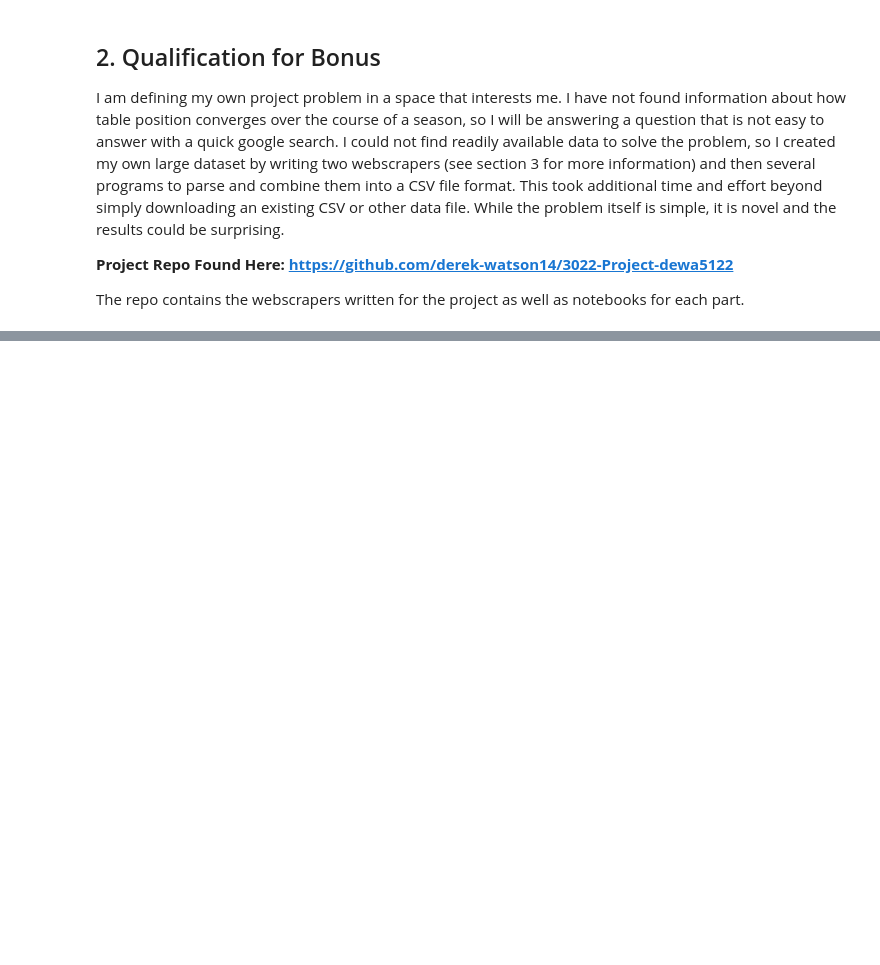
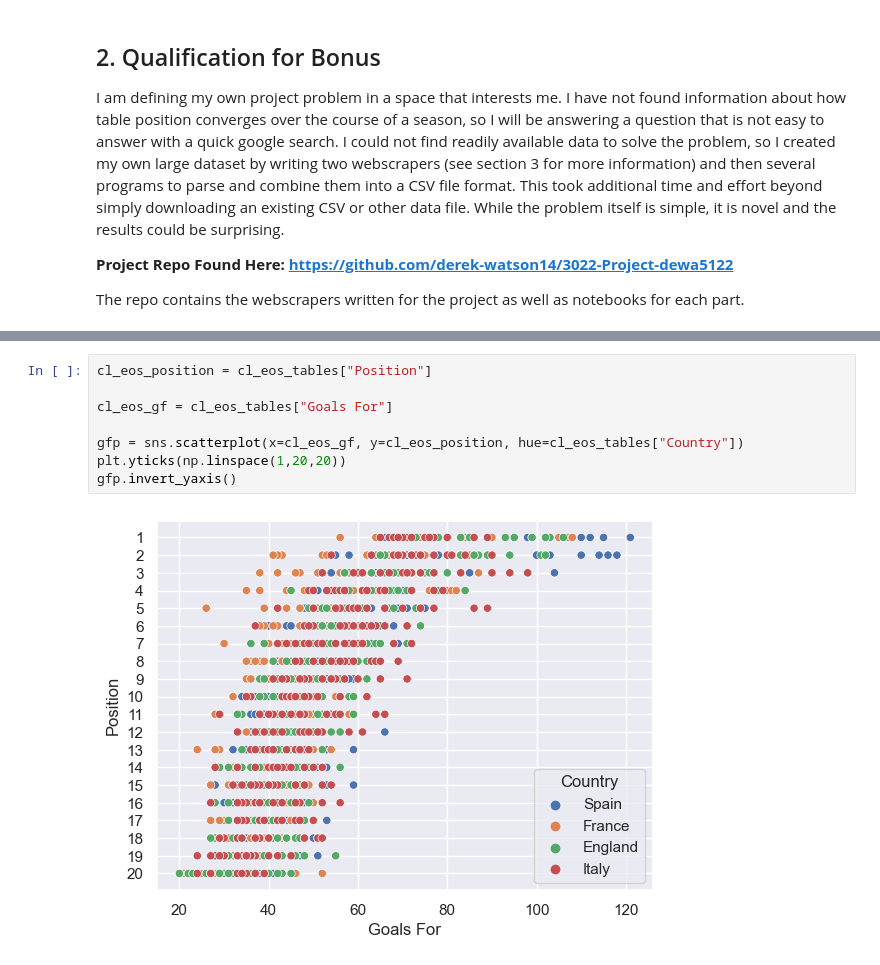
Before and after one commit to derek-watson14/SoccerLogisticRegression, a Jupyter notebook: part3.ipynb, the cells around one changed output, grey strips where cells are left out. Saved outputs shown, nothing was run; the diff lists cells and outputs as text; blank space fills up the shorter version.

```diff
--- a/part3.ipynb
+++ b/part3.ipynb
@@ -113,0 +277,10 @@ Because I found many features to be correlated, I decided to make one more that
+# %%
+cl_eos_position = cl_eos_tables["Position"]
+
+cl_eos_gf = cl_eos_tables["Goals For"]
+
+gfp = sns.scatterplot(x=cl_eos_gf, y=cl_eos_position, hue=cl_eos_tables["Country"])
+plt.yticks(np.linspace(1,20,20))
+gfp.invert_yaxis()
+# %% [output]
+[figure, added]
```
Also changed, not shown: parts of 80 cells of this notebook, 1 other file.
